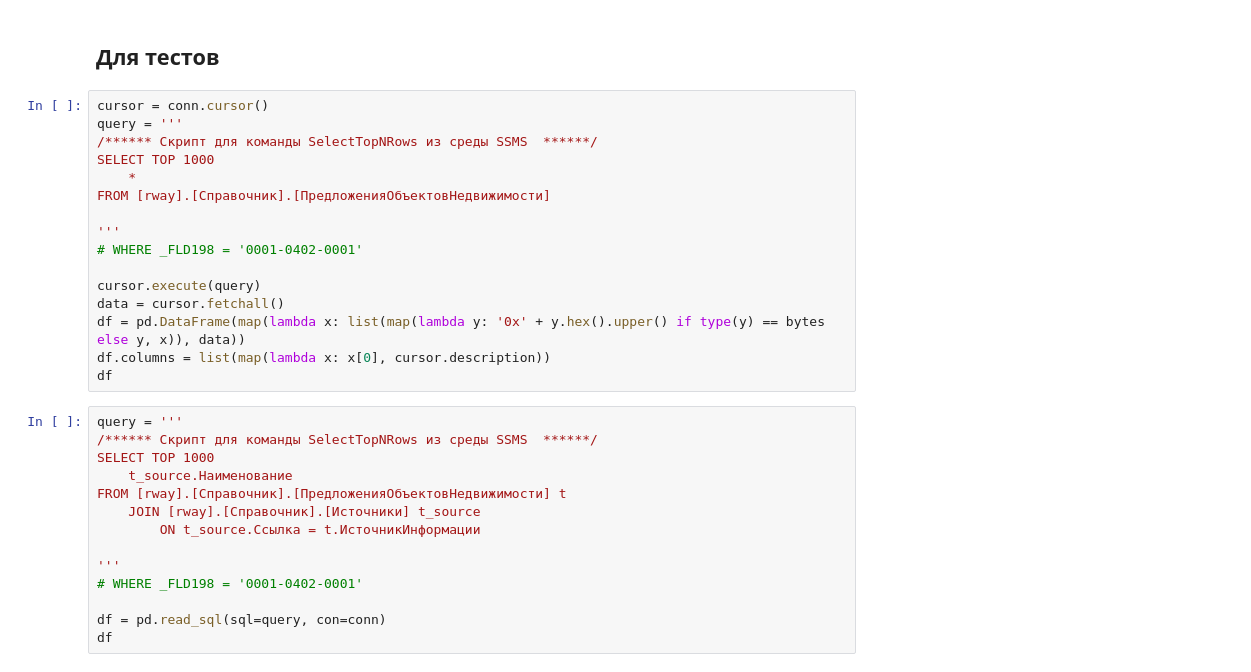
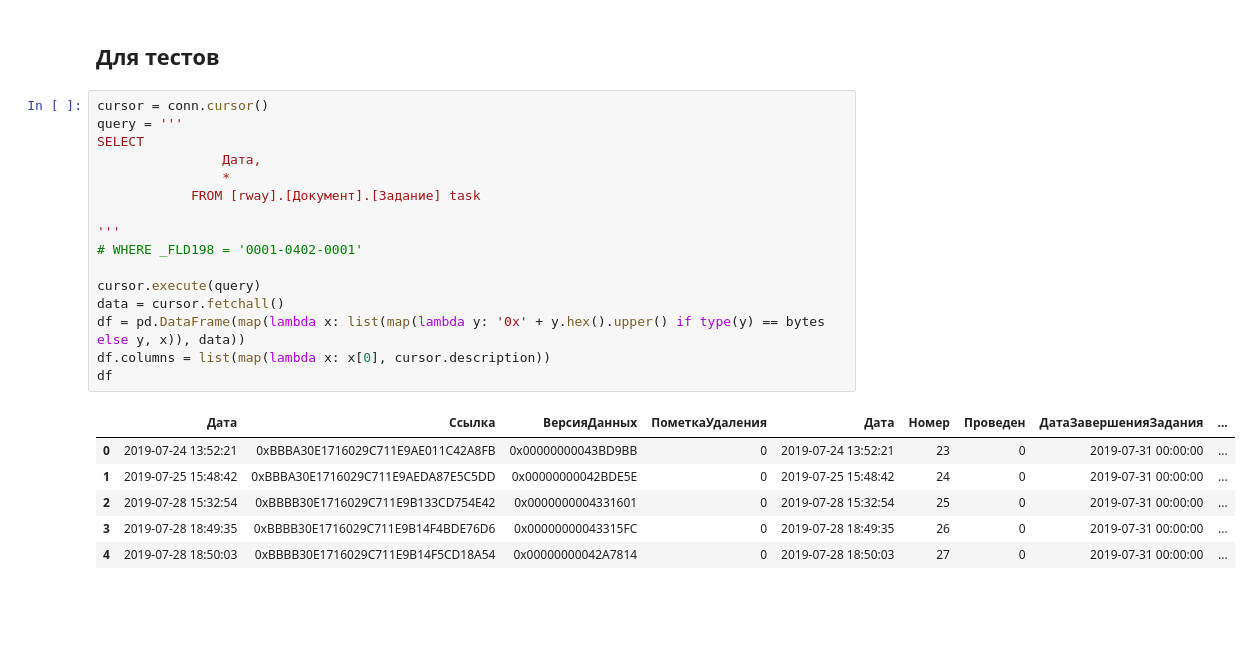
Before and after one commit to kaktusss123/rway_analysis, a Jupyter notebook: fill_rate.ipynb, the cells around one changed output. Drawn from its saved outputs; the diff is of its cells as text; blank space fills up the shorter version.

```diff
--- a/fill_rate.ipynb
+++ b/fill_rate.ipynb
@@ -292,30 +271,23 @@ test
 # %%
 cursor = conn.cursor()
 query = '''
-/****** Скрипт для команды SelectTopNRows из среды SSMS  ******/
-SELECT TOP 1000
-    *
-FROM [rway].[Справочник].[ПредложенияОбъектовНедвижимости]
+SELECT
+                Дата,
+                *
+            FROM [rway].[Документ].[Задание] task
 
 '''
 # WHERE _FLD198 = '0001-0402-0001'
 
 cursor.execute(query)
 data = cursor.fetchall()
 df = pd.DataFrame(map(lambda x: list(map(lambda y: '0x' + y.hex().upper() if type(y) == bytes else y, x)), data))
 df.columns = list(map(lambda x: x[0], cursor.description))
 df
+# %% [output]
+|  | Дата | Ссылка | ВерсияДанных | ПометкаУдаления | Дата | Номер | Проведен | ДатаЗавершенияЗадания | ... |
+| 0 | 2019-07-24 13:52:21 | 0xBBBA30E1716029C711E9AE011C42A8FB | 0x00000000043BD9BB | 0 | 2019-07-24 13:52:21 | 23 | 0 | 2019-07-31 00:00:00 | ... |
+| 1 | 2019-07-25 15:48:42 | 0xBBBA30E1716029C711E9AEDA87E5C5DD | 0x00000000042BDE5E | 0 | 2019-07-25 15:48:42 | 24 | 0 | 2019-07-31 00:00:00 | ... |
+| 2 | 2019-07-28 15:32:54 | 0xBBBB30E1716029C711E9B133CD754E42 | 0x0000000004331601 | 0 | 2019-07-28 15:32:54 | 25 | 0 | 2019-07-31 00:00:00 | ... |
+| 3 | 2019-07-28 18:49:35 | 0xBBBB30E1716029C711E9B14F4BDE76D6 | 0x00000000043315FC | 0 | 2019-07-28 18:49:35 | 26 | 0 | 2019-07-31 00:00:00 | ... |
+| 4 | 2019-07-28 18:50:03 | 0xBBBB30E1716029C711E9B14F5CD18A54 | 0x00000000042A7814 | 0 | 2019-07-28 18:50:03 | 27 | 0 | 2019-07-31 00:00:00 | ... |
-# %%
-query = '''
-/****** Скрипт для команды SelectTopNRows из среды SSMS  ******/
-SELECT TOP 1000
-    t_source.Наименование
-FROM [rway].[Справочник].[ПредложенияОбъектовНедвижимости] t
-    JOIN [rway].[Справочник].[Источники] t_source
-        ON t_source.Ссылка = t.ИсточникИнформации
-
-'''
-# WHERE _FLD198 = '0001-0402-0001'
-
-df = pd.read_sql(sql=query, con=conn)
-df
```
Also changed, not shown: parts of 13 cells of this notebook.
